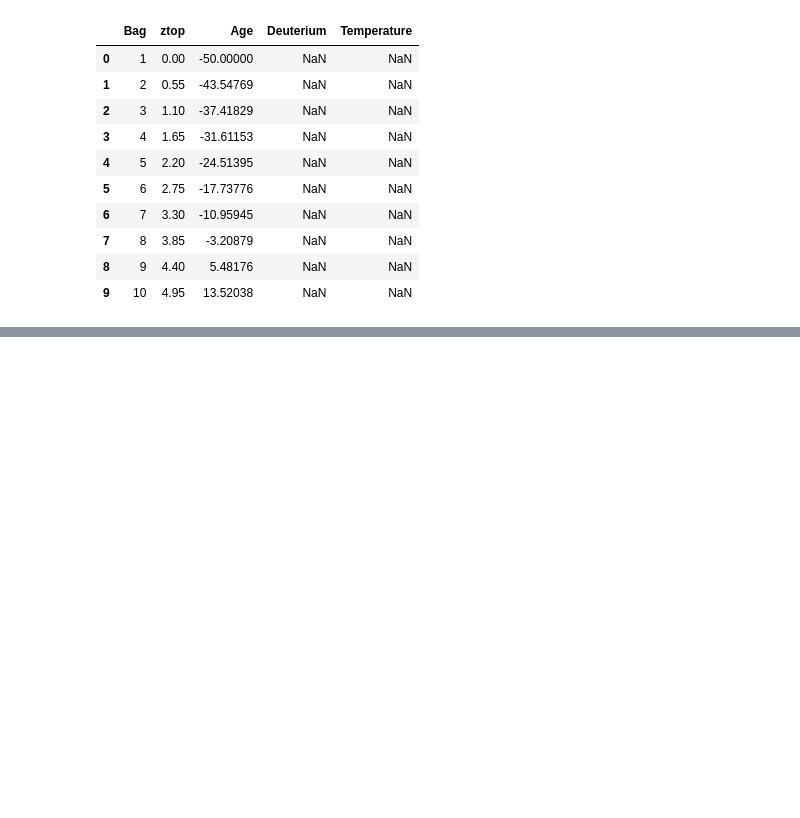
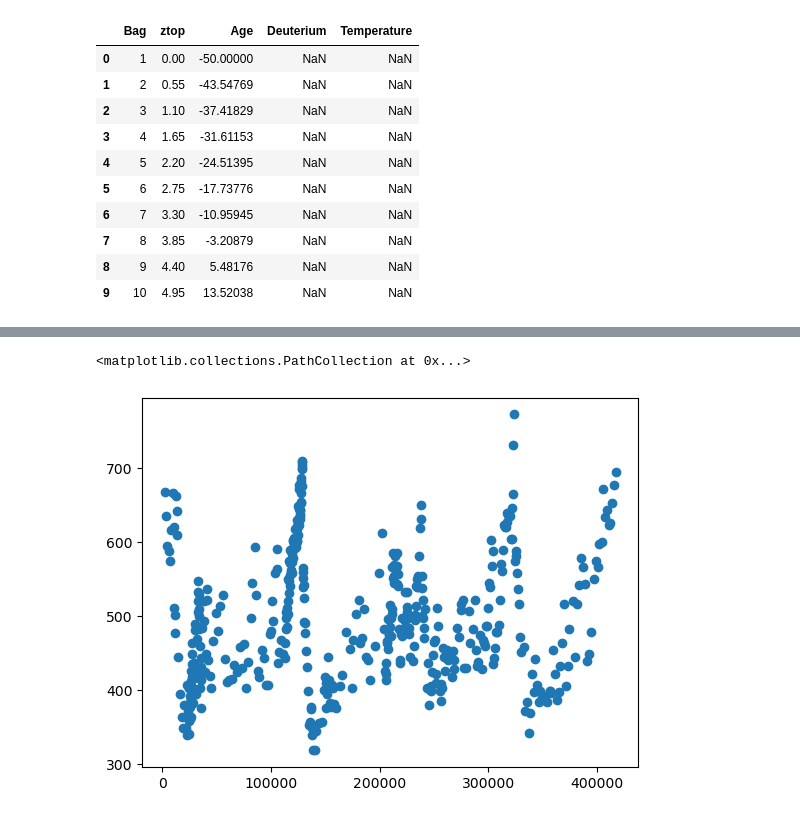
Before and after one commit to Eilis9/PfDA_Project2, a Jupyter notebook: analysis.ipynb, the cells around one changed output, grey strips where cells are left out. Saved outputs shown, nothing was run; the diff lists cells and outputs as text; code cells hidden in the pictures; blank space fills up the shorter version.

```diff
--- a/analysis.ipynb
+++ b/analysis.ipynb
@@ -155,0 +238,16 @@ plt.show()
+# %%
+# Read in the CH4 data (Petit (2005))
+#CH4_comp = pd.read_csv('data/Vostok_CH4_CO2_age.tab', skiprows=15, delim_whitespace=True)
+CH4_comp = pd.read_csv('data/Vostok_CH4_CO2_age.tab', skiprows=15, sep='\t')
+
+CH4_comp.head(10)
+# Tidy the dataframe
+#CH4_comp.columns = ['Gas Age (yrs BP)', 'CH4 (ppbv)']
+# Changing the years to 1000 to be consistent with CO2 data
+CH4_comp['Age [ka BP]'] = CH4_comp['Age [ka BP]'] * 1000
+# change the age column name
+CH4_comp = CH4_comp.rename(columns={'Age [ka BP]':'Gas Age (yrs BP)'})
+plt.scatter(CH4_comp['Gas Age (yrs BP)'], CH4_comp['CH4 [ppbv]'])
+# %% [output]
+<matplotlib.collections.PathCollection at 0x...>
+[figure, added]
```
Also changed, not shown: parts of 15 cells of this notebook, 9 other files.
